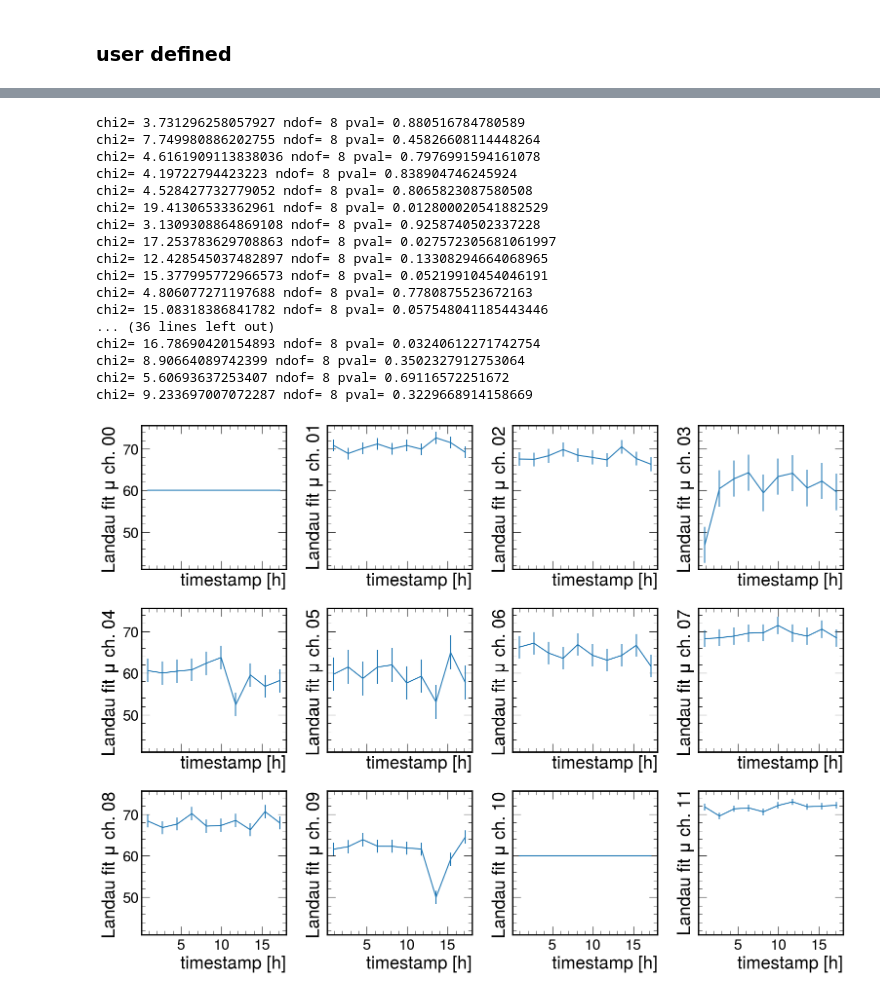
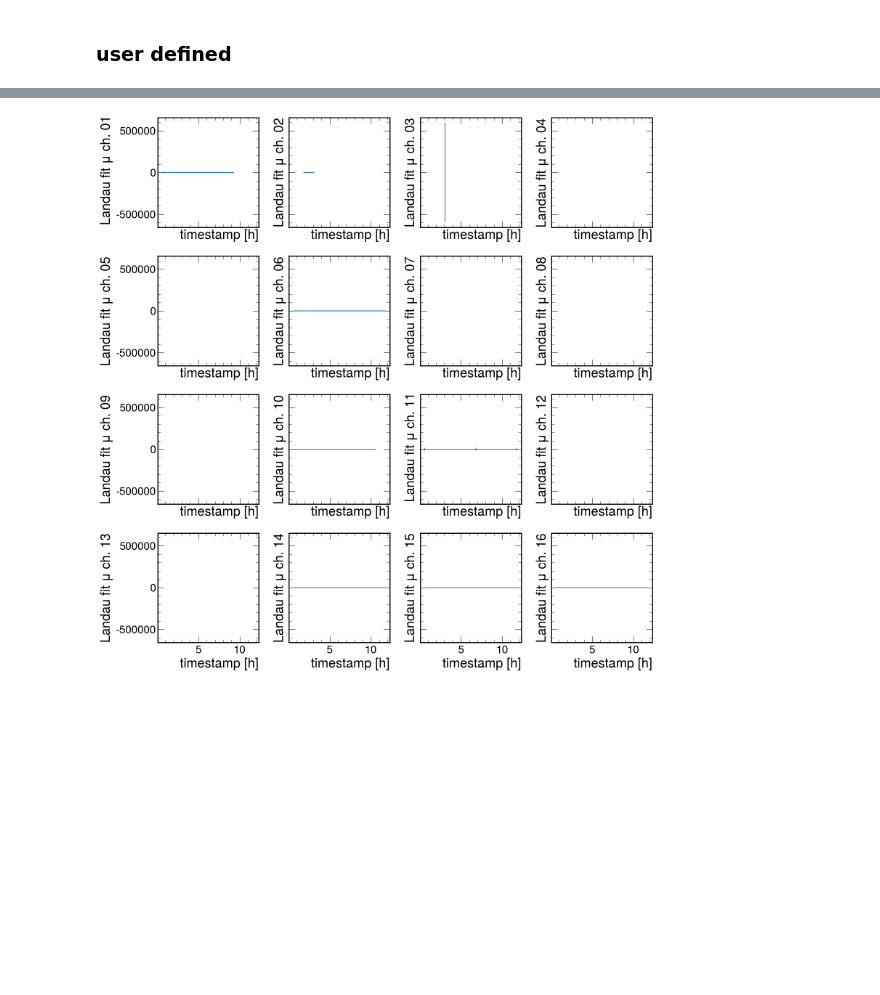
Before and after one commit to sebouh137/beamtest_plots, a Jupyter notebook: TwelveChannels.ipynb, the cells around one changed output, grey strips where cells are left out. Saved outputs shown, nothing was run; the diff lists cells and outputs as text; code cells hidden in the pictures; blank space fills up the shorter version.

```diff
--- a/TwelveChannels.ipynb
+++ b/TwelveChannels.ipynb
@@ -11,7 +11,7 @@ plt.style.use(hep.style.ROOT)
 ### user defined
 # %%
 ### Variables used in software
-baseline = 50
+baseline = 0
 #16/12/2022 14:10
 import time
 #help(time)
@@ -19,7 +19,7 @@ starttime=time.struct_time((2022, 12, 16, 14, 10,0,-1,-1,-1))
 
 renameChannels=False
 # %%
-with open('Run8_list.txt') as f:
+with open('Run10_list.txt') as f:
     lines = f.read().split('\n')
 tags = None
 channels =[]
@@ -64,4 +64,5 @@ if renameChannels:
 
 print(f"Done! Total events: {len(df)}")
 print(f"channels in df are:  {channels}")
+channels.remove("00")
 # %% [output]
@@ -215,10 +382,10 @@ plt.tight_layout()
 # %%
-fig, axs=plt.subplots(3,4, figsize=(16, 16/4*3),sharey='all')
+fig, axs=plt.subplots(4,4, figsize=(16, 16),sharey='all')
 
 for i in range(len(channels)):
     ch = channels[i]
     plt.sca(axs[i//4][i%4])
-    plt.hist(df.query(f"Ch_{ch}_LG>20").eval(f"timestamp/3.6e9"), bins=25, range=(0,30))
+    plt.hist(df.query(f"Ch_{ch}_LG>20").eval(f"timestamp/3.6e9"), bins=25, range=(0,max(df.timestamp)/3.6e9))
     plt.xlabel(f"time since start [h]")
     plt.ylabel(f"count Ch_{ch}_LG>20")
 plt.tight_layout()
@@ -227,39 +394,44 @@ plt.tight_layout()
 # %%
-fig, axs=plt.subplots(3,4, figsize=(16, 16/4*3),sharex='all', sharey='all')
+fig, axs=plt.subplots(4,4, figsize=(16, 16),sharex='all', sharey='all')
 
 for i in range(len(channels)):
     ch = channels[i]
     plt.sca(axs[i//4][i%4])
-    slices = np.linspace(0, max(df.timestamp), 11)
+    slices = np.linspace(min(df.timestamp), max(df.timestamp), 11)
     mus=[]
     dmus=[]
     centers=[]
     for j in range(len(slices)-1):
-        hist,x,= np.histogram(df.query(f"timestamp>{slices[j]} and timestamp<{slices[j+1]}")\
-                              .eval(f"Ch_{ch}_LG"), bins=26, range=(20,200))
+        try:
+            hist,x,= np.histogram(df.query(f"timestamp>{slices[j]} and timestamp<{slices[j+1]}")\
+                                  .eval(f"Ch_{ch}_LG"), bins=26, range=(20,200))
 
 
-        bin_centers=(x[1:]+x[:-1])/2
+            bin_centers=(x[1:]+x[:-1])/2
 
-        from scipy.optimize import curve_fit
-        start,stop=5,-10
-        p0=[1000, 60, 10]
+            from scipy.optimize import curve_fit
+            start,stop=int(20/(x[1]-x[0])),None
+            p0=[1000, 30, 10]
 
-        #plt.errorbar(bin_centers, hist, np.sqrt(hist), linestyle='', marker='o', label='data')
+            #plt.errorbar(bin_centers, hist, np.sqrt(hist), linestyle='', marker='o', label='data')
 
-        dhist=np.sqrt(hist[start:stop])+(hist[start:stop]==0)
-        coeff, var_matrix = curve_fit(Landau, bin_centers[start:stop], hist[start:stop], p0=p0,
-                                 sigma=dhist)
-        from scipy.stats import chi2
-        chi2val = sum((Landau(bin_centers[start:stop], *coeff)-hist[start:stop])**2/dhist**2)
-        ndof = len(bin_centers[start:stop])-len(coeff)
-        print("chi2=",chi2val, "ndof=",ndof, "pval=", chi2.sf(chi2val, ndof))
-        x=np.linspace(0, 140, 280)
-        mu=coeff[1]
-        dmu=np.sqrt(var_matrix[1][1])
-        mus.append(mu)
-        dmus.append(dmu)
-        centers.append((slices[j]+slices[j+1])/2)
+            dhist=np.sqrt(hist[start:stop])+(hist[start:stop]==0)
+            print(i,j)
+            coeff, var_matrix = curve_fit(Landau, bin_centers[start:stop], hist[start:stop], p0=p0,
+                                     sigma=dhist)
+            from scipy.stats import chi2
+            chi2val = sum((Landau(bin_centers[start:stop], *coeff)-hist[start:stop])**2/dhist**2)
+            ndof = len(bin_centers[start:stop])-len(coeff)
+            print("chi2=",chi2val, "ndof=",ndof, "pval=", chi2.sf(chi2val, ndof))
+            x=np.linspace(0, 140, 280)
+            mu=coeff[1]
+            dmu=np.sqrt(var_matrix[1][1])
+            mus.append(mu)
+            dmus.append(dmu)
+            centers.append((slices[j]+slices[j+1])/2)
+        except RuntimeError:
+            pass
+
     plt.errorbar(np.array(centers)/(3.6e9), mus, dmu)
     plt.xlabel(f"timestamp [h]")
     plt.ylabel(f"Landau fit $\mu$ ch. {ch}")
@@ -286,18 +458 @@ chi2= 7.053549615193981 ndof= 8 pval= 0.5308662569459568
-chi2= 3.731296258057927 ndof= 8 pval= 0.880516784780589
-chi2= 7.749980886202755 ndof= 8 pval= 0.45826608114448264
-chi2= 4.6161909113838036 ndof= 8 pval= 0.7976991594161078
-chi2= 4.19722794423223 ndof= 8 pval= 0.838904746245924
-chi2= 4.528427732779052 ndof= 8 pval= 0.8065823087580508
-chi2= 19.41306533362961 ndof= 8 pval= 0.012800020541882529
-chi2= 3.1309308864869108 ndof= 8 pval= 0.9258740502337228
-chi2= 17.253783629708863 ndof= 8 pval= 0.027572305681061997
-chi2= 12.428545037482897 ndof= 8 pval= 0.13308294664068965
-chi2= 15.377995772966573 ndof= 8 pval= 0.05219910454046191
-chi2= 4.806077271197688 ndof= 8 pval= 0.7780875523672163
-chi2= 15.08318386841782 ndof= 8 pval= 0.057548041185443446
-... (36 lines left out)
-chi2= 16.78690420154893 ndof= 8 pval= 0.03240612271742754
-chi2= 8.90664089742399 ndof= 8 pval= 0.3502327912753064
-chi2= 5.60693637253407 ndof= 8 pval= 0.69116572251672
-chi2= 9.233697007072287 ndof= 8 pval= 0.3229668914158669
-[figure, old version]
+[figure, new version]
```
Also changed, not shown: parts of 8 cells of this notebook.
